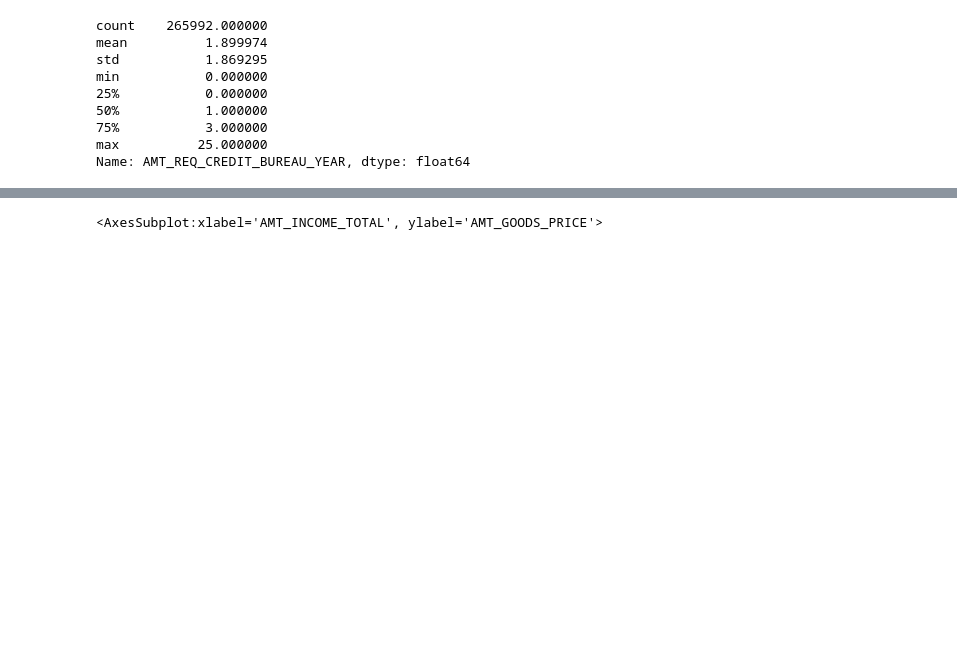
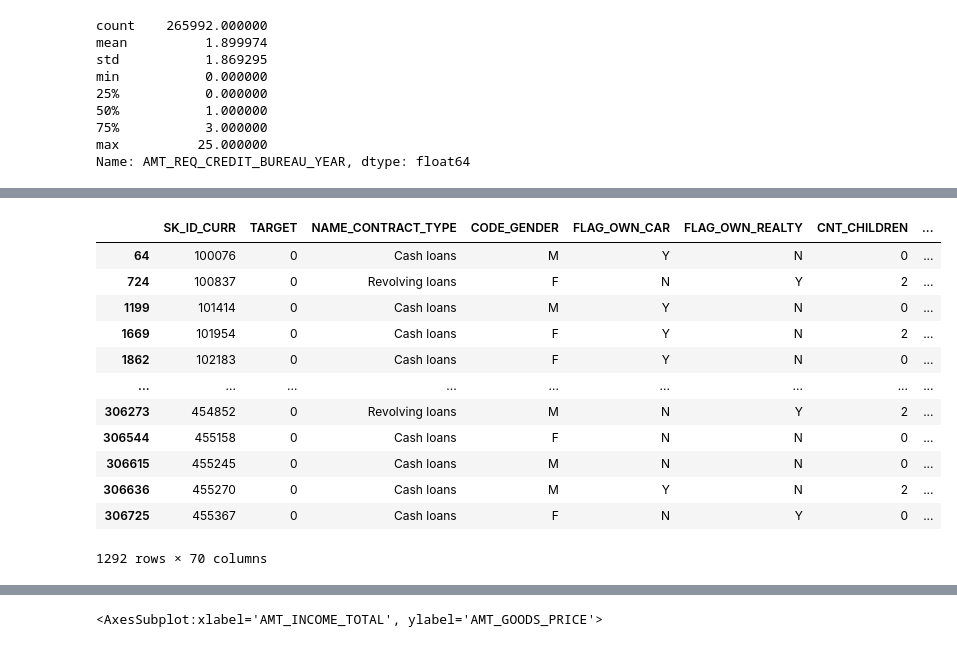
Before and after one commit to utkarsshhh/fraud-detection, a Jupyter notebook: detection-model.ipynb, the cells around one changed output, grey strips where cells are left out. Saved outputs shown, nothing was run; the diff lists cells and outputs as text; code cells hidden in the pictures; blank space fills up the shorter version.

```diff
--- a/detection-model.ipynb
+++ b/detection-model.ipynb
@@ -136,0 +162,2 @@ Name: AMT_REQ_CREDIT_BUREAU_YEAR, dtype: float64
+# %%
+present_df['AMT_REQ_CREDIT_BUREAU_MON'] = present_df['AMT_REQ_CREDIT_BUREAU_MON'].fillna(0.0)
@@ -136,0 +176,2 @@ Name: AMT_REQ_CREDIT_BUREAU_YEAR, dtype: float64
+# %%
+present_df['AMT_REQ_CREDIT_BUREAU_WEEK'] = present_df['AMT_REQ_CREDIT_BUREAU_WEEK'].fillna(0.0)
@@ -136,0 +190,2 @@ Name: AMT_REQ_CREDIT_BUREAU_YEAR, dtype: float64
+# %%
+present_df['AMT_REQ_CREDIT_BUREAU_DAY'] = present_df['AMT_REQ_CREDIT_BUREAU_DAY'].fillna(0.0)
@@ -136,0 +219,2 @@ Name: AMT_REQ_CREDIT_BUREAU_YEAR, dtype: float64
+# %%
+present_df['AMT_REQ_CREDIT_BUREAU_HOUR'] = present_df['AMT_REQ_CREDIT_BUREAU_HOUR'].fillna(0.0)
@@ -136,0 +223,16 @@ Name: AMT_REQ_CREDIT_BUREAU_YEAR, dtype: float64
+# %%
+present_df.loc[present_df['NAME_TYPE_SUITE'].isna()]
+# %% [output]
+|  | SK_ID_CURR | TARGET | NAME_CONTRACT_TYPE | CODE_GENDER | FLAG_OWN_CAR | FLAG_OWN_REALTY | CNT_CHILDREN | ... |
+| 64 | 100076 | 0 | Cash loans | M | Y | N | 0 | ... |
+| 724 | 100837 | 0 | Revolving loans | F | N | Y | 2 | ... |
+| 1199 | 101414 | 0 | Cash loans | M | Y | N | 0 | ... |
+| 1669 | 101954 | 0 | Cash loans | F | Y | N | 2 | ... |
+| 1862 | 102183 | 0 | Cash loans | F | Y | N | 0 | ... |
+| ... | ... | ... | ... | ... | ... | ... | ... | ... |
+| 306273 | 454852 | 0 | Revolving loans | M | N | Y | 2 | ... |
+| 306544 | 455158 | 0 | Cash loans | F | N | N | 0 | ... |
+| 306615 | 455245 | 0 | Cash loans | M | N | N | 0 | ... |
+| 306636 | 455270 | 0 | Cash loans | M | Y | N | 2 | ... |
+| 306725 | 455367 | 0 | Cash loans | F | N | Y | 0 | ... |
+1292 rows × 70 columns
```
Also changed, not shown: parts of 25 cells of this notebook.
